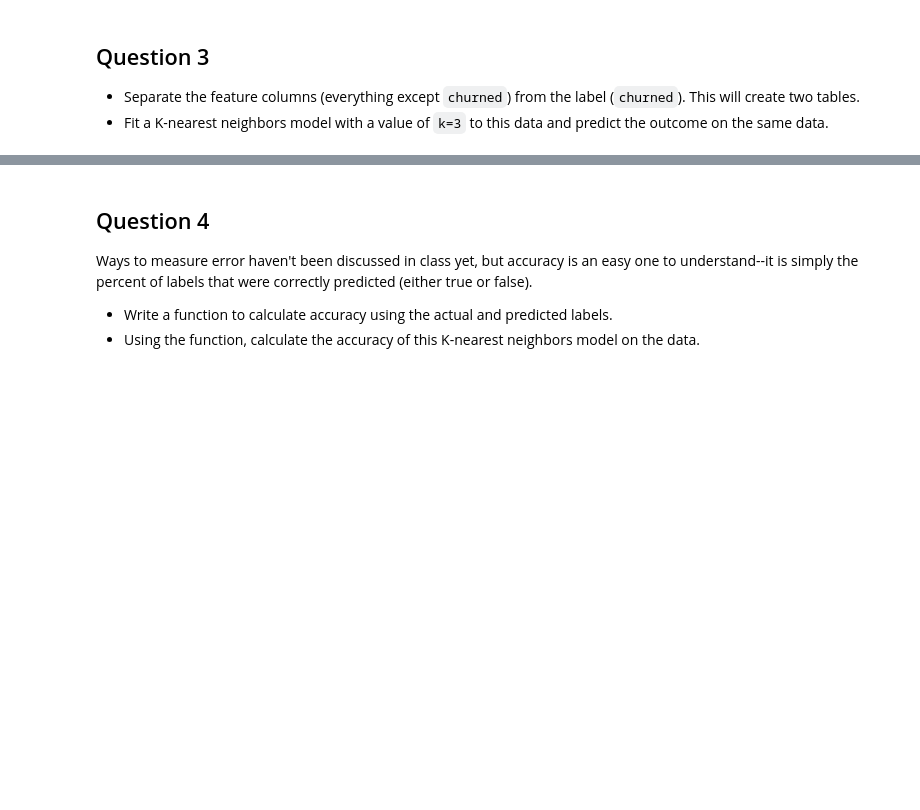
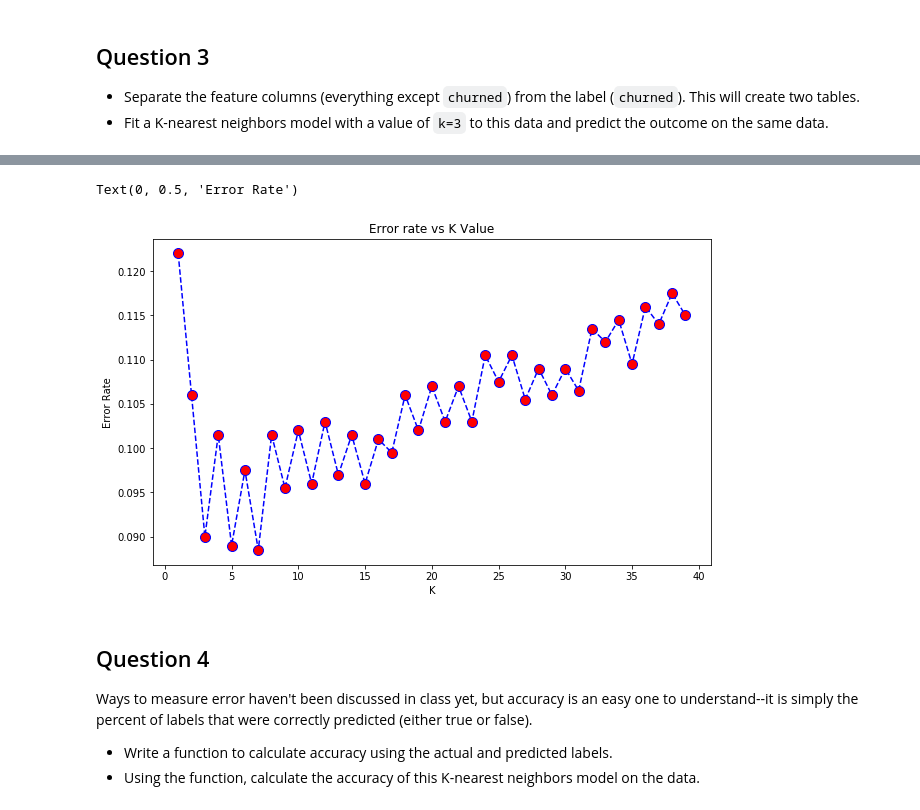
Before and after one commit to Mujerry/air_mentorship, a Jupyter notebook: KNN_lecture_1/K_Nearest_Neighbors_Exercises.ipynb, the cells around one changed output, grey strips where cells are left out. Cells and saved outputs as stored; diff of their text form; code cells hidden in the pictures; blank space fills up the shorter version.

```diff
--- a/KNN_lecture_1/K_Nearest_Neighbors_Exercises.ipynb
+++ b/KNN_lecture_1/K_Nearest_Neighbors_Exercises.ipynb
@@ -26,3 +97,22 @@ We will not be using them, so they can be dropped from the data.
 
 * Separate the feature columns (everything except `churned`) from the label (`churned`). This will create two tables.
 * Fit a K-nearest neighbors model with a value of `k=3` to this data and predict the outcome on the same data.
+# %%
+from sklearn.neighbors import KNeighborsClassifier
+from sklearn.model_selection import train_test_split
+
+
+x_data = scaled_dataset1[scaled_dataset1.columns[:-1]]
+y_data = scaled_dataset1[scaled_dataset1.columns[-1]]
+
+# len(y_data)
+# %%
+X_train, X_test, y_train, y_test = train_test_split(x_data, y_data,
+                                                    test_size=0.40, random_state=23)
+
+# len(X_train)
+# %%
+## fitting the classifier
+
+knn = KNeighborsClassifier(n_neighbors=9)
+knn.fit(X_train,y_train)
@@ -29,3 +154,28 @@ We will not be using them, so they can be dropped from the data.
+# %%
+### Finding K
+import numpy as np
+error = []
+
+for i in range(1,40):
+    knn = KNeighborsClassifier(n_neighbors=i)
+    knn.fit(X_train,y_train)
+    pred_i = knn.predict(X_test)
+    error.append(np.mean(pred_i != y_test))
+# %%
+import matplotlib.pyplot as plt
+
+plt.figure(figsize = (10,6))
+
+plt.plot(range(1,40), error, color='blue',
+         linestyle='dashed', marker = 'o', markerfacecolor='red',
+        markersize=10)
+
+plt.title("Error rate vs K Value")
+plt.xlabel("K")
+plt.ylabel("Error Rate")
+# %% [output]
+Text(0, 0.5, 'Error Rate')
+[figure, added]
 # %% [markdown]
 ## Question 4
 
```
Also changed, not shown: parts of 13 cells of this notebook, 1 other file.
